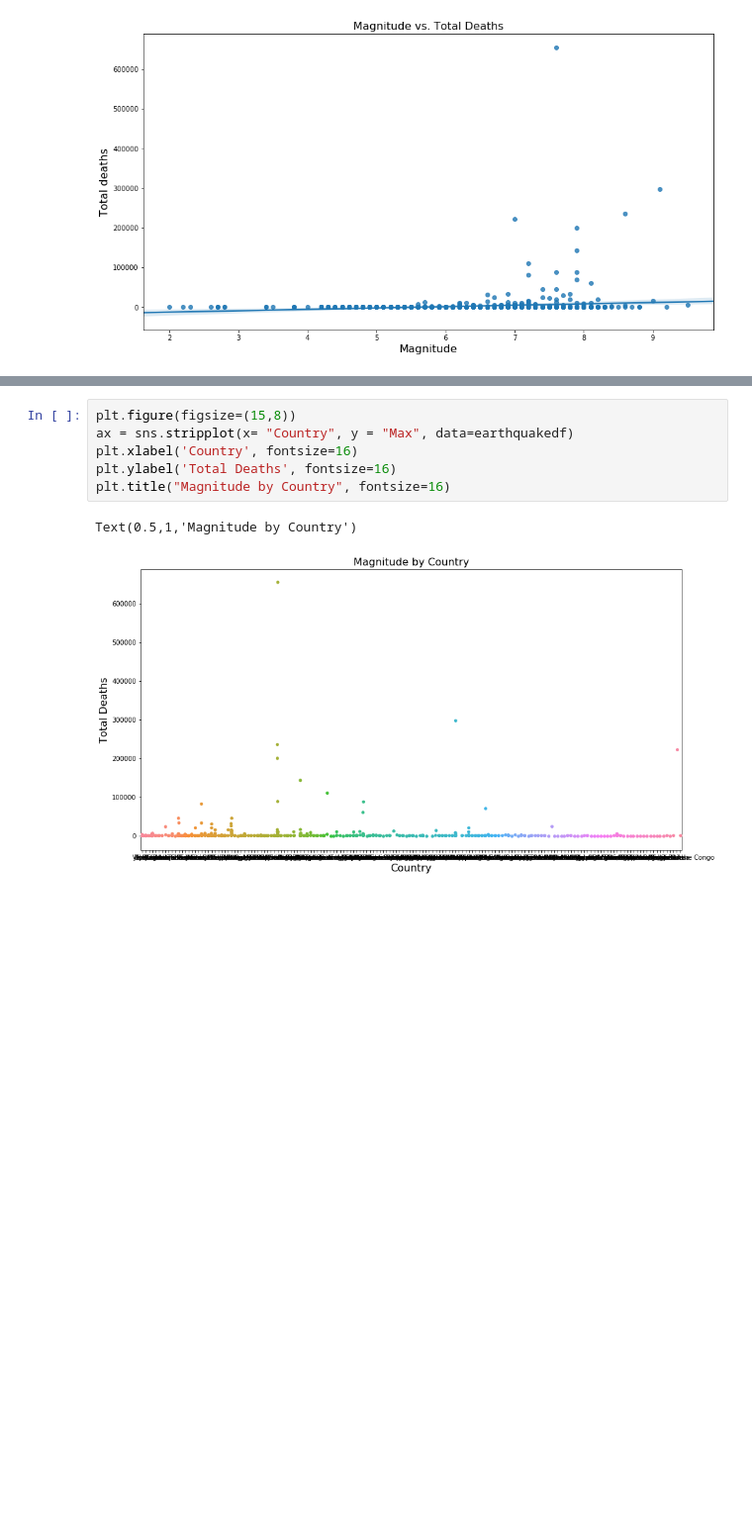
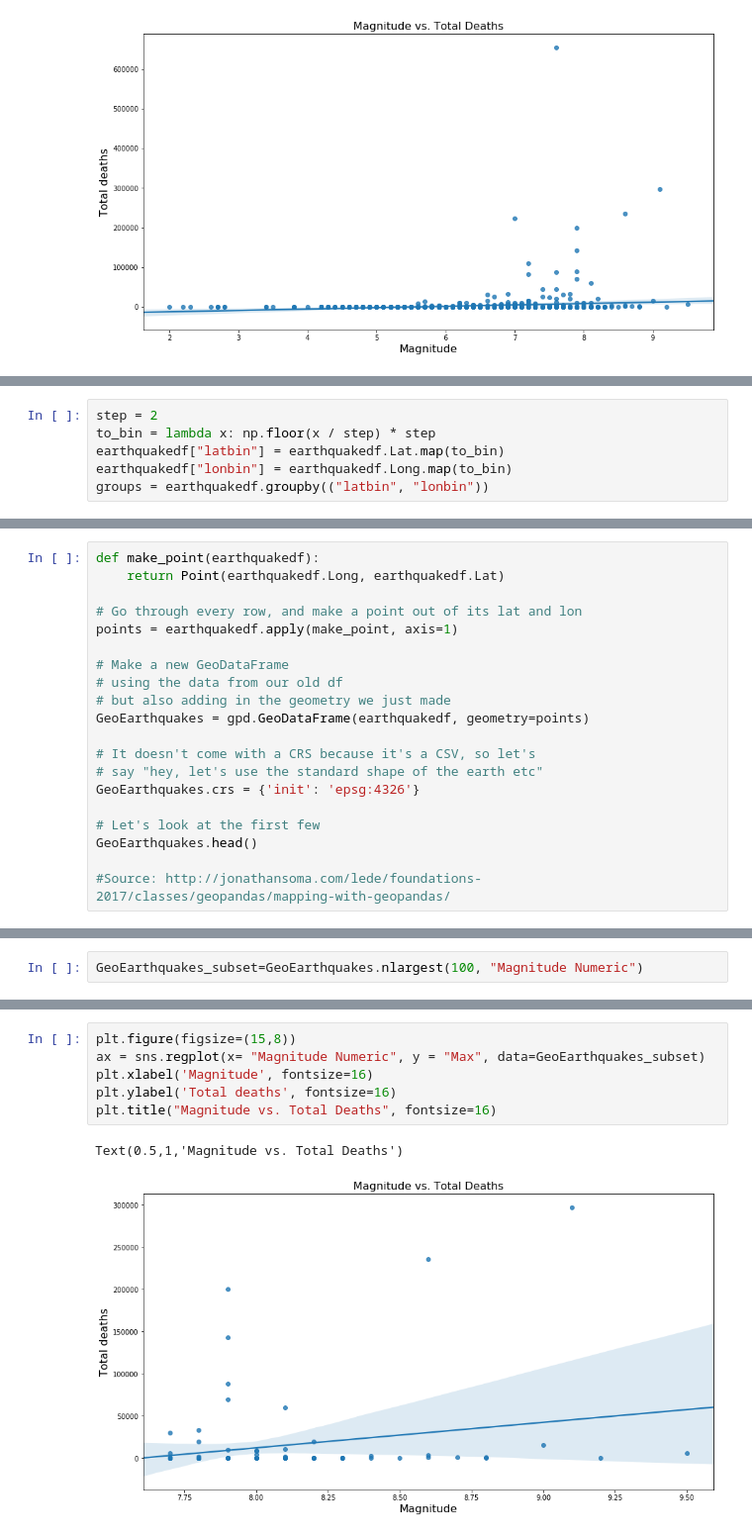
Before and after one commit to Cjcarlevato/data-question-3-earthquakes-the-dream-crushers, a Jupyter notebook: DQ3.ipynb, the cells around one changed output, grey strips where cells are left out. Shown at 99% size. Saved outputs shown, nothing was run; the diff lists cells and outputs as text; blank space fills up the shorter version.

```diff
--- a/DQ3.ipynb
+++ b/DQ3.ipynb
@@ -717,0 +233,6 @@ Text(0.5,1,'Magnitude vs. Total Deaths')
+# %%
+step = 2
+to_bin = lambda x: np.floor(x / step) * step
+earthquakedf["latbin"] = earthquakedf.Lat.map(to_bin)
+earthquakedf["lonbin"] = earthquakedf.Long.map(to_bin)
+groups = earthquakedf.groupby(("latbin", "lonbin"))
@@ -717,0 +327,20 @@ Text(0.5,1,'Magnitude vs. Total Deaths')
+# %%
+def make_point(earthquakedf):
+    return Point(earthquakedf.Long, earthquakedf.Lat)
+
+# Go through every row, and make a point out of its lat and lon
+points = earthquakedf.apply(make_point, axis=1)
+
+# Make a new GeoDataFrame
+# using the data from our old df
+# but also adding in the geometry we just made
+GeoEarthquakes = gpd.GeoDataFrame(earthquakedf, geometry=points)
+
+# It doesn't come with a CRS because it's a CSV, so let's
+# say "hey, let's use the standard shape of the earth etc"
+GeoEarthquakes.crs = {'init': 'epsg:4326'}
+
+# Let's look at the first few
+GeoEarthquakes.head()
+
+#Source: http://jonathansoma.com/lede/foundations-2017/classes/geopandas/mapping-with-geopandas/
@@ -717,0 +456,2 @@ Text(0.5,1,'Magnitude vs. Total Deaths')
+# %%
+GeoEarthquakes_subset=GeoEarthquakes.nlargest(100, "Magnitude Numeric")
@@ -718,9 +479,9 @@ Text(0.5,1,'Magnitude vs. Total Deaths')
 # %%
 plt.figure(figsize=(15,8))
-ax = sns.stripplot(x= "Country", y = "Max", data=earthquakedf)
-plt.xlabel('Country', fontsize=16)
-plt.ylabel('Total Deaths', fontsize=16)
-plt.title("Magnitude by Country", fontsize=16)
+ax = sns.regplot(x= "Magnitude Numeric", y = "Max", data=GeoEarthquakes_subset)
+plt.xlabel('Magnitude', fontsize=16)
+plt.ylabel('Total deaths', fontsize=16)
+plt.title("Magnitude vs. Total Deaths", fontsize=16)
 # %% [output]
-Text(0.5,1,'Magnitude by Country')
+Text(0.5,1,'Magnitude vs. Total Deaths')
-[figure, old version]
+[figure, new version]
```
Also changed, not shown: parts of 79 cells of this notebook.
